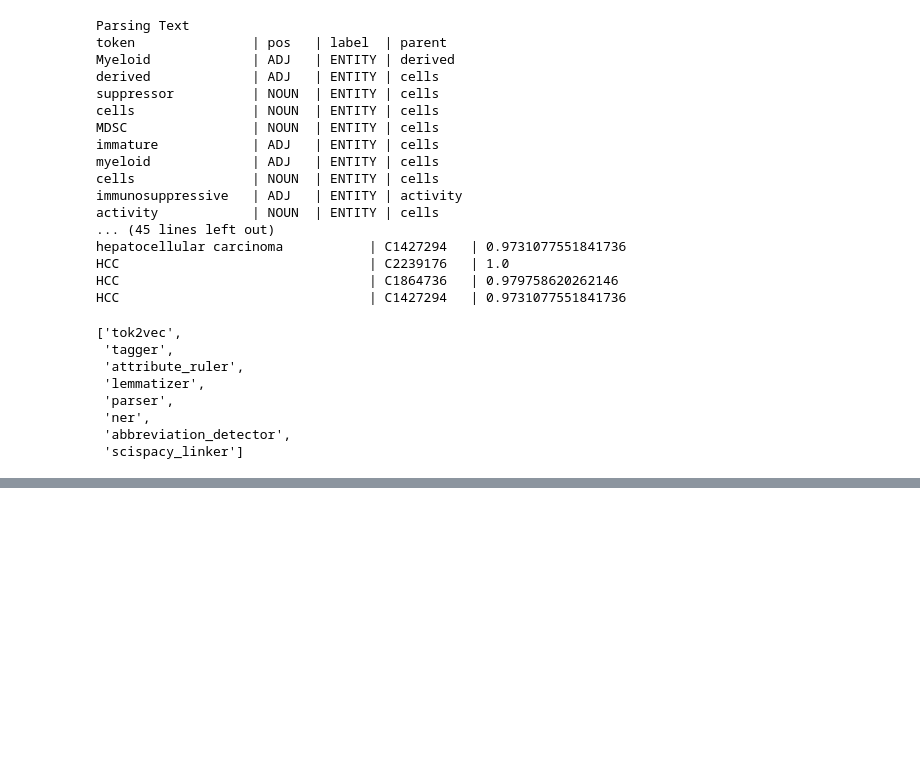
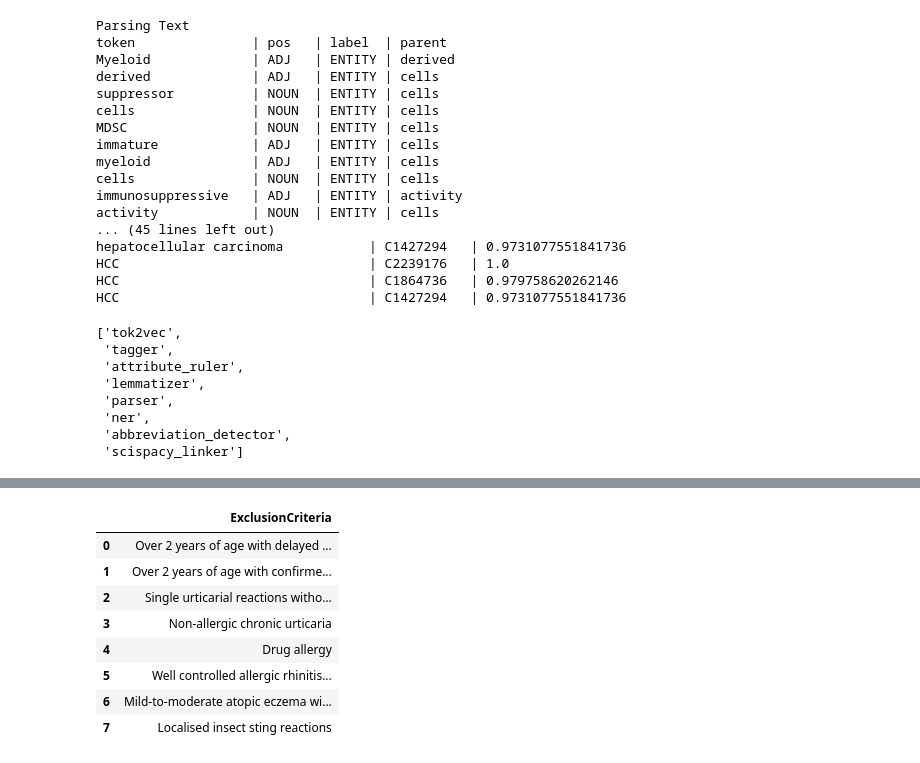
Before and after one commit to victormurcia/CTS_Test, a Jupyter notebook: CTS_Parser_Development_Dask.ipynb, the cells around one changed output, grey strips where cells are left out. Saved outputs shown, nothing was run; the diff lists cells and outputs as text; code cells hidden in the pictures; blank space fills up the shorter version.

```diff
--- a/CTS_Parser_Development_Dask.ipynb
+++ b/CTS_Parser_Development_Dask.ipynb
@@ -747,0 +853,14 @@ len(doc.ents)
+# %%
+#Dataframe containing exclusion criteria for current trial
+ec_df = pd.DataFrame(ec_list,columns=['ExclusionCriteria'])
+ec_df
+# %% [output]
+|  | ExclusionCriteria |
+| 0 | Over 2 years of age with delayed ... |
+| 1 | Over 2 years of age with confirme... |
+| 2 | Single urticarial reactions witho... |
+| 3 | Non-allergic chronic urticaria |
+| 4 | Drug allergy |
+| 5 | Well controlled allergic rhinitis... |
+| 6 | Mild-to-moderate atopic eczema wi... |
+| 7 | Localised insect sting reactions |
```
Also changed, not shown: parts of 15 cells of this notebook.
